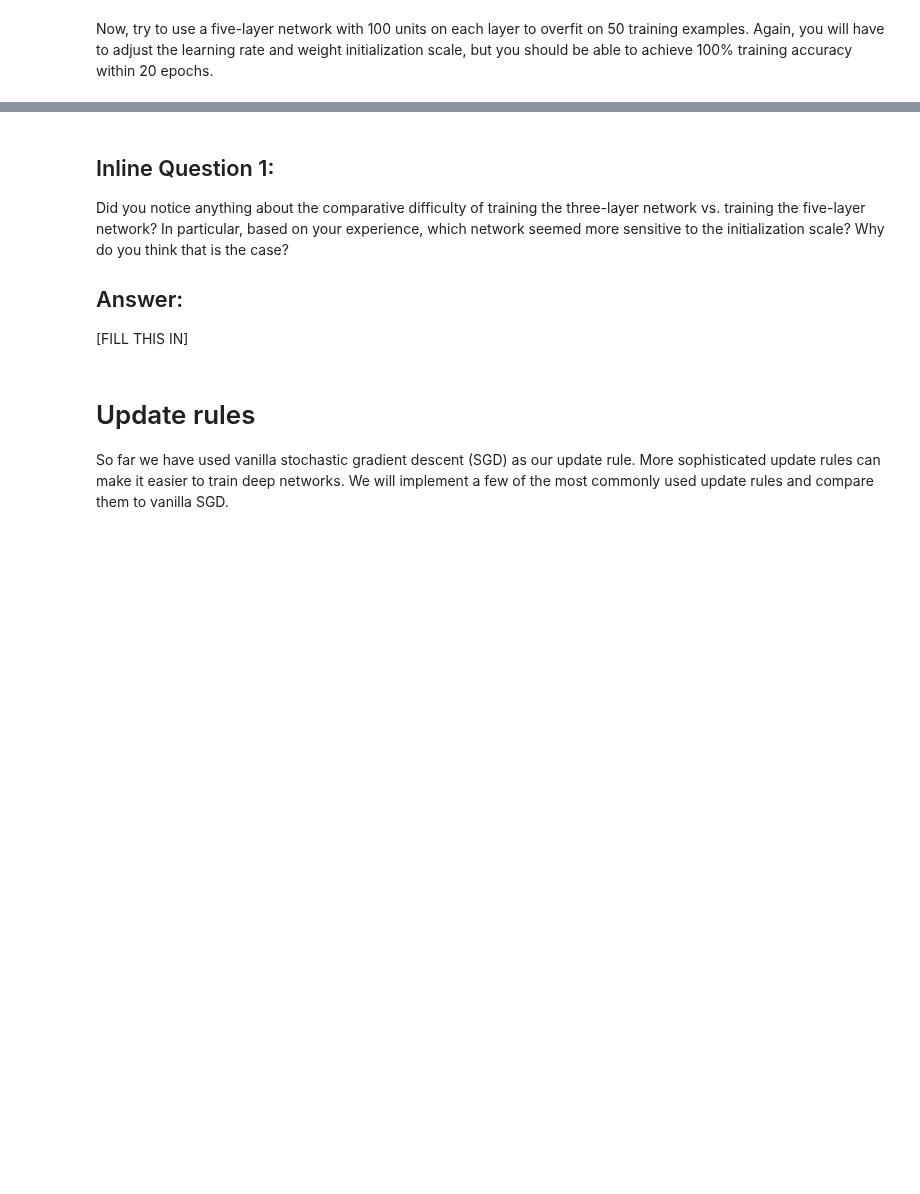
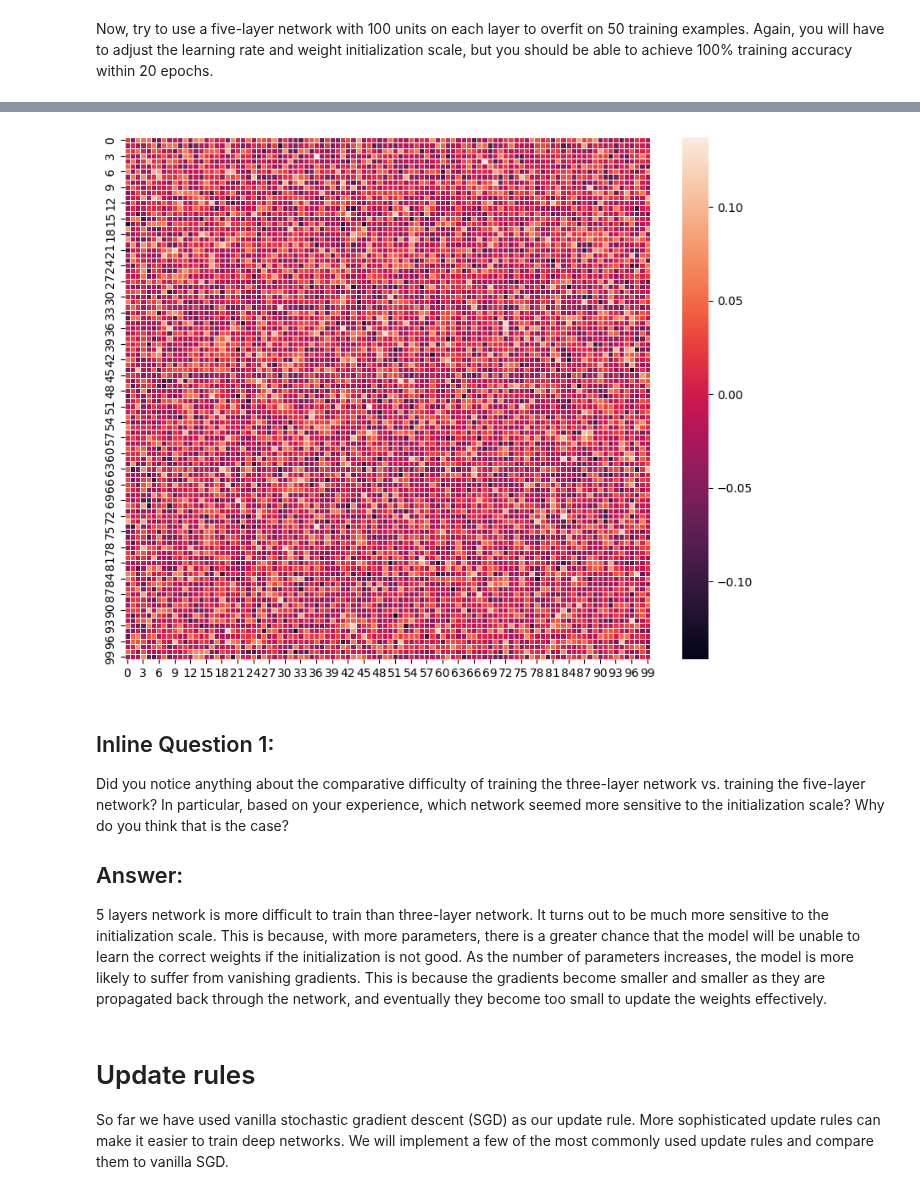
Before and after one commit to tymurs1/Stanford_CNN_2023, a Jupyter notebook: assignment2/FullyConnectedNets.ipynb, the cells around one changed output, grey strips where cells are left out. Cells and saved outputs as stored; diff of their text form; code cells hidden in the pictures; blank space fills up the shorter version.

```diff
--- a/assignment2/FullyConnectedNets.ipynb
+++ b/assignment2/FullyConnectedNets.ipynb
@@ -164,9 +234,18 @@ plt.show()
+# %%
+import matplotlib.pyplot as plt
+import seaborn as sns
+import numpy as np
+ax = sns.heatmap(solver.model.params['W2'][:100, :100], linewidth=0.5)
+# plt.imshow(solver.model.params['W1'][:100, :100], cmap='hot', interpolation='nearest')
+plt.show()
+# %% [output]
+[figure, added]
 # %% [markdown]
 ## Inline Question 1:
 Did you notice anything about the comparative difficulty of training the three-layer network vs. training the five-layer network? In particular, based on your experience, which network seemed more sensitive to the initialization scale? Why do you think that is the case?
 
 ## Answer:
-[FILL THIS IN]
+5 layers network is more difficult to train than three-layer network. It turns out to be much more sensitive to the initialization scale. This is because, with more parameters, there is a greater chance that the model will be unable to learn the correct weights if the initialization is not good. As the number of parameters increases, the model is more likely to suffer from vanishing gradients. This is because the gradients become smaller and smaller as they are propagated back through the network, and eventually they become too small to update the weights effectively.
 # %% [markdown]
 # Update rules
 So far we have used vanilla stochastic gradient descent (SGD) as our update rule. More sophisticated update rules can make it easier to train deep networks. We will implement a few of the most commonly used update rules and compare them to vanilla SGD.
```
Also changed, not shown: parts of 12 cells of this notebook, 4 other files.
